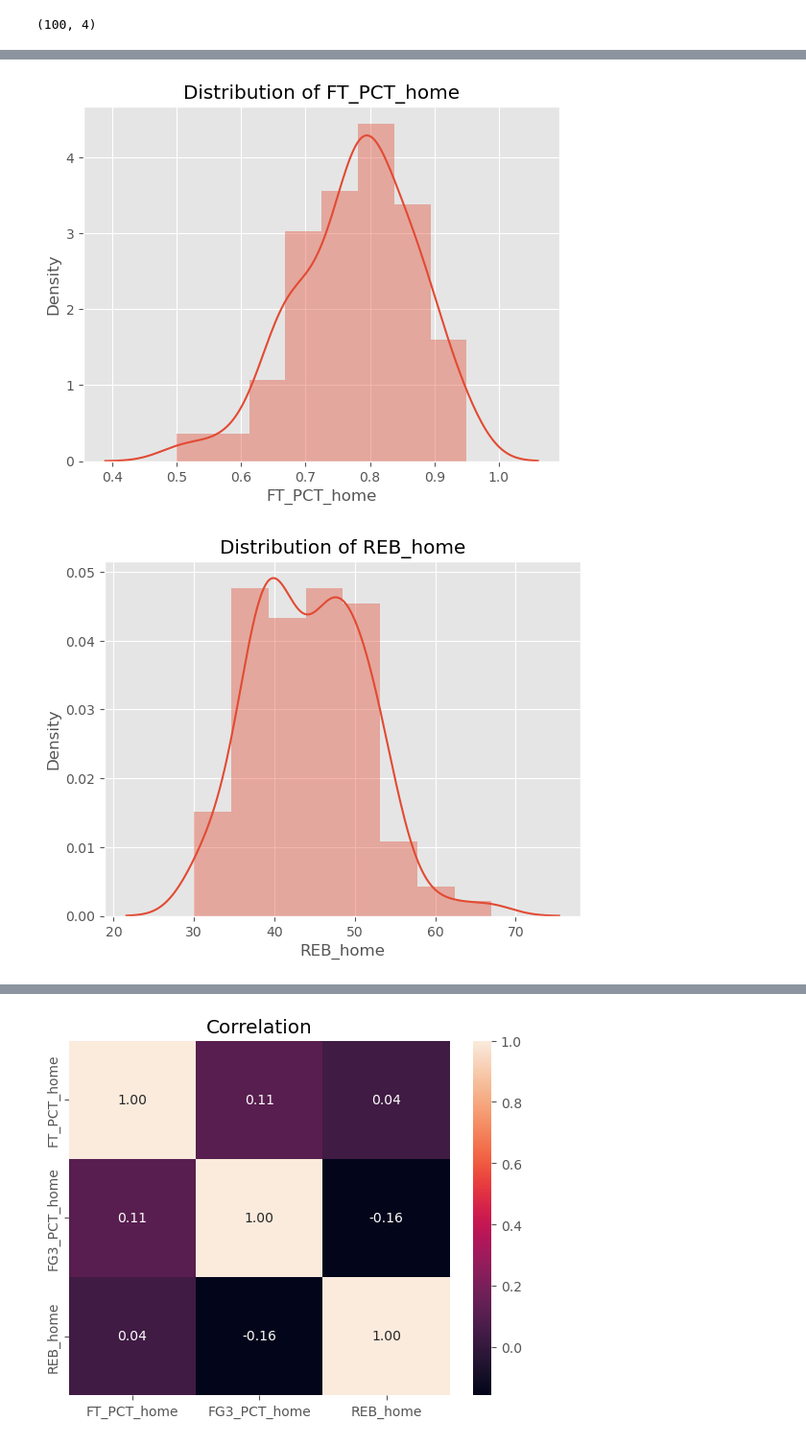
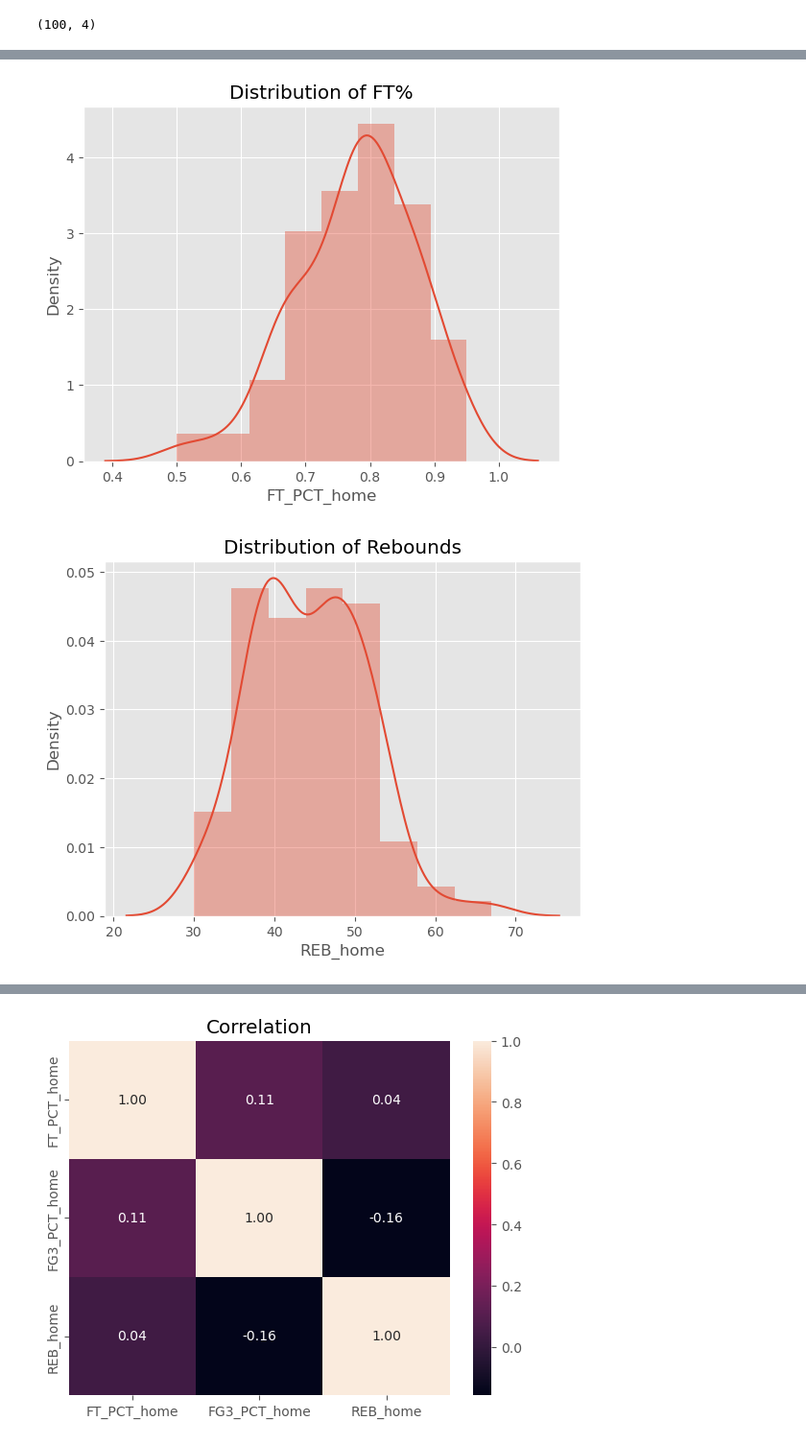
Before and after one commit to RyanMch97/ProgDA-Project, a Jupyter notebook: Prog-DA.ipynb, the cells around one changed output, grey strips where cells are left out. Shown at 96% size. Saved outputs shown, nothing was run; the diff lists cells and outputs as text; code cells hidden in the pictures.

```diff
--- a/Prog-DA.ipynb
+++ b/Prog-DA.ipynb
@@ -95,15 +96,15 @@ plt.show()
 # %%
-# making a displot on 3pt Percentage
+# making a displot on FT Percentage
 sns.distplot(df["FT_PCT_home"])
-plt.title("Distribution of FT_PCT_home")
+plt.title("Distribution of FT%")
 plt.show()
 # %% [output]
-[figure, old version]
+[figure, new version]
 # %%
 # making a displot on Rebounds
 sns.distplot(df["REB_home"])
-plt.title("Distribution of REB_home")
+plt.title("Distribution of Rebounds")
 plt.show()
 # %% [output]
-[figure, old version]
+[figure, new version]
 # %%
```
Also changed, not shown: parts of 16 cells of this notebook, 1 other file.
